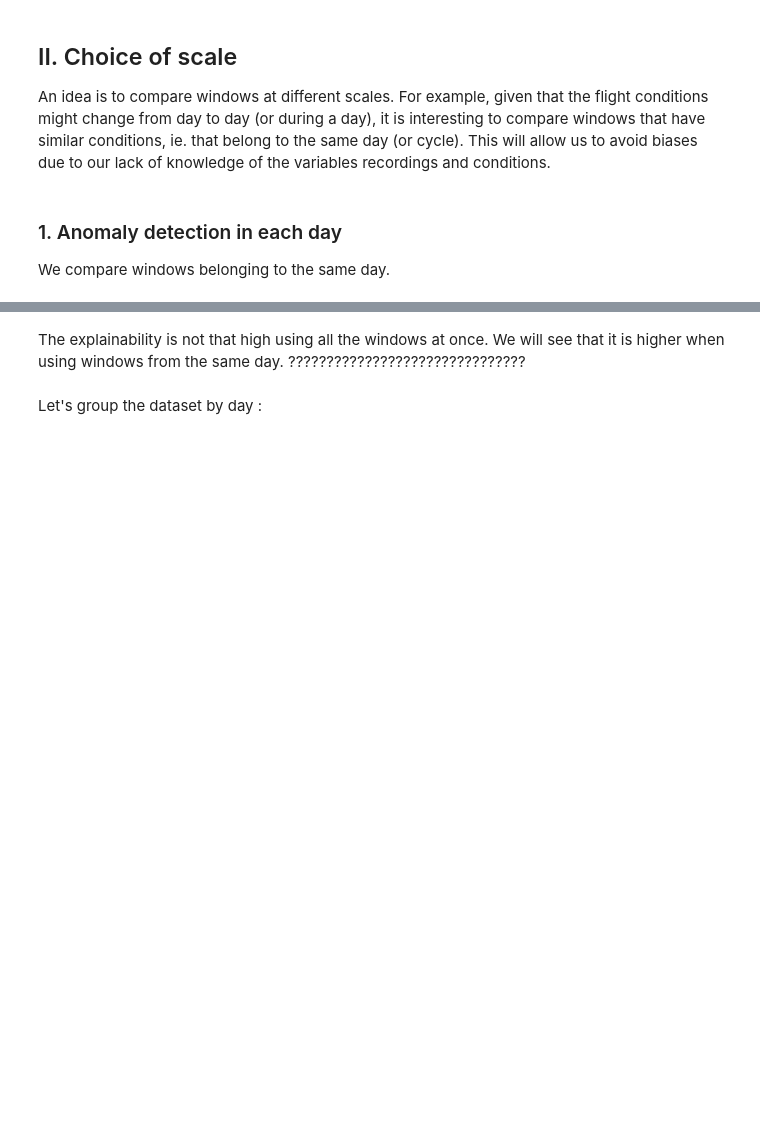
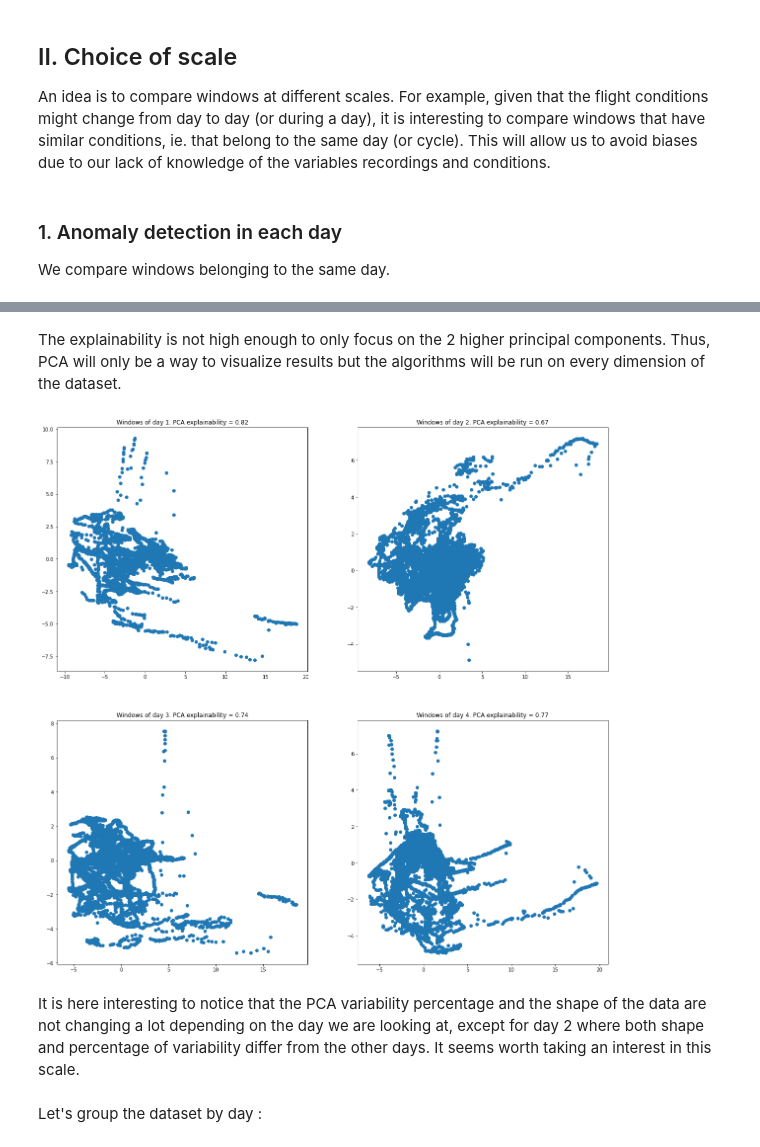
Before and after one commit to adechelette/machine-learning, a Jupyter notebook: 13 - Anomaly Detection/be_anomaly_detection-3.ipynb, the cells around one changed output, grey strips where cells are left out. Drawn from its saved outputs; the diff is of its cells as text; code cells hidden in the pictures; blank space fills up the shorter version.

```diff
--- a/13 - Anomaly Detection/be_anomaly_detection-3.ipynb
+++ b/13 - Anomaly Detection/be_anomaly_detection-3.ipynb
@@ -183,17 +193,31 @@ Explainability of 2 principal components :  0.7429794014310781
-# %% [markdown]
-The explainability is not that high using all the windows at once. We will see that it is higher when using windows from the same day. ???????????????????????????????
+# %% [markdown]
+The explainability is not high enough to only focus on the 2 higher principal components. Thus, PCA will only be a way to visualize results but the algorithms will be run on every dimension of the dataset.
 # %%
-#Visualization day by day
-# ALICE DO THIS PLEASE !!!!!!!!!!!!!!!!!!!!!
-
-## Vizualisation for a given set of cycles
+## Visualization day by day
 
 data_splitted = data.copy()
 data_splitted[['day','cycle','window']] = data_splitted['day_cycle_window'].str.split(pat="_",expand=True)
 
-_, axes = plt.subplots(2, 2, figsize = (16,16))
+_, axes = plt.subplots(2, 2, figsize = (20,20))
 
 pca = PCA(n_components=2)
+
+for i in range(4):
+    day = i+1
+
+    data_pca = data_splitted[data_splitted['day'] == str(day)]
+    data_pca = data_pca.drop(['day_cycle_window','day','cycle','window'],axis=1)
+
+    res = pca.fit_transform(data_pca)
+
+    PCA_score = np.sum(pca.explained_variance_ratio_)
+
+    axes[i//2, i%2].plot(res[:,0], res[:,1], 'o')
+    axes[i//2, i%2].set_title('Windows of day ' + str(i+1) + '. PCA explainability = %0.2f' % PCA_score)
+# %% [output]
+[figure, added]
+# %% [markdown]
+It is here interesting to notice that the PCA variability percentage and the shape of the data are not changing a lot depending on the day we are looking at, except for day 2 where both shape and percentage of variability differ from the other days. It seems worth taking an interest in this scale.
 # %% [markdown]
 Let's group the dataset by day :
 # %%
```
Also changed, not shown: parts of 27 cells of this notebook, 4 other files.
